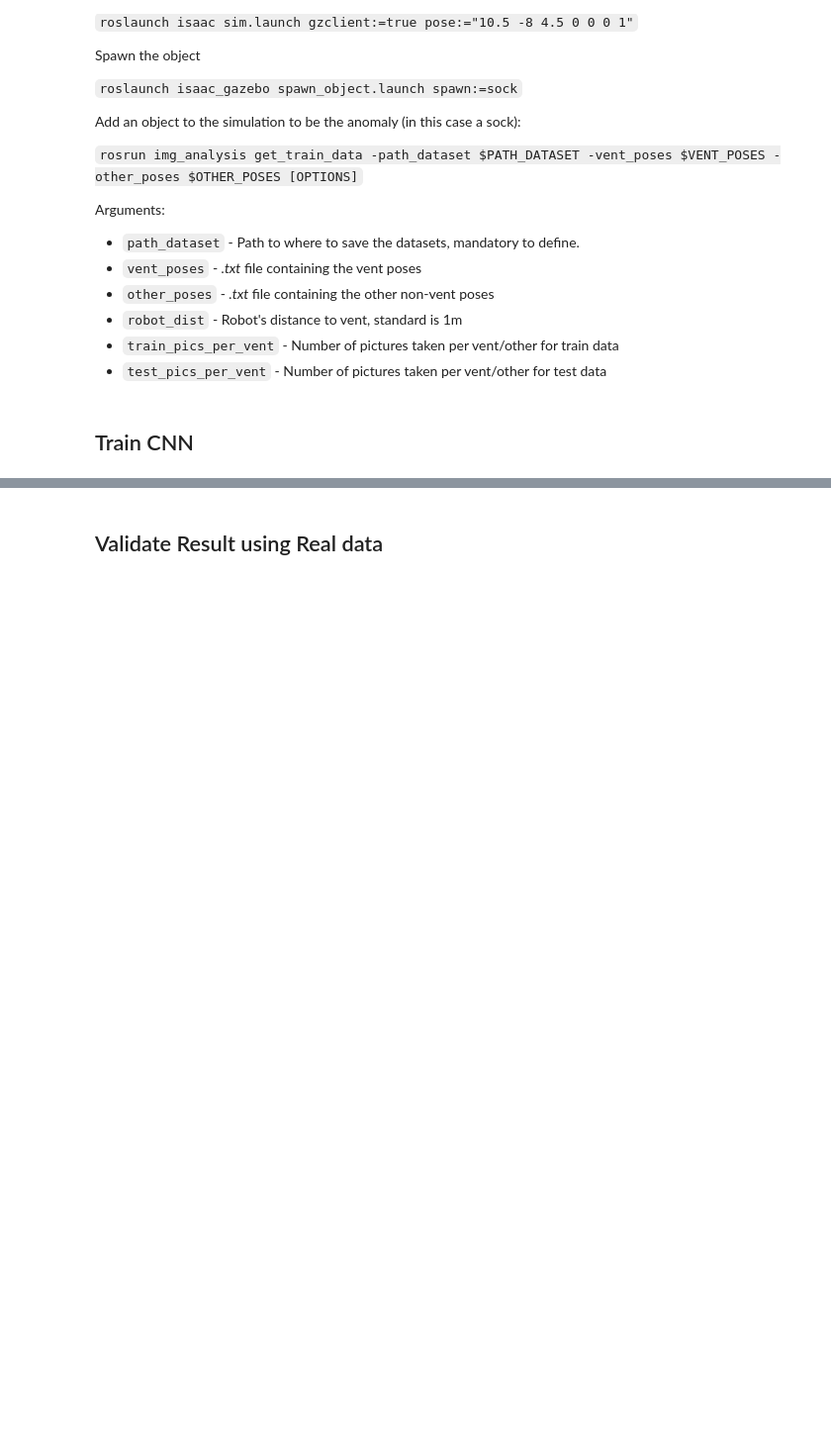
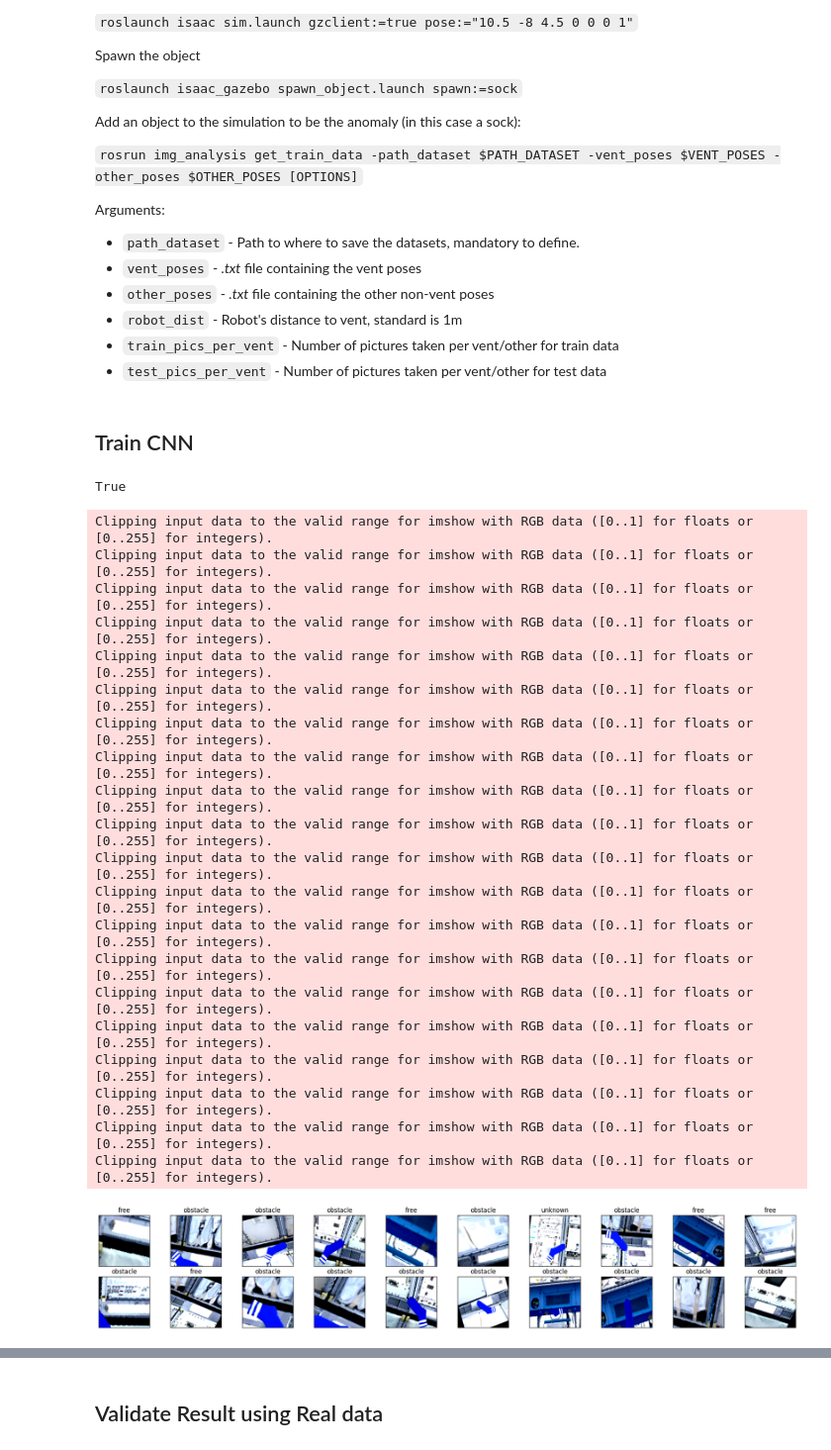
Before and after one commit to nasa/isaac, a Jupyter notebook: analyst/workspace/build_CNN_with_pytorch.ipynb, the cells around one changed output, grey strips where cells are left out. Shown at 99% size. Drawn from its saved outputs; the diff is of its cells as text; code cells hidden in the pictures; blank space fills up the shorter version.

```diff
--- a/analyst/workspace/build_CNN_with_pytorch.ipynb
+++ b/analyst/workspace/build_CNN_with_pytorch.ipynb
@@ -37,8 +37,8 @@ Train CNN
 # %%
 
 # Parameters
-data_dir = "data/vent"  # specify data path
-classes = ["free", "obstacle"]  # specify the image classes
+data_dir = "/src/data/vent/Second_run"  # specify data path
+classes = ["free", "obstacle", "unknown"]  # specify the image classes
 num_epochs = 30  # number of epochs to train
 model_name = "model_cnn.pt"  # saved model name
 trace_model_name = "traced_model_cnn.pt"  # saved traced model name
@@ -84,0 +45,15 @@ testloader = torch.utils.data.DataLoader(test_data, batch_size=64)
+# %%
+from pathlib import Path
+
+import matplotlib.pyplot as plt
+import numpy as np
+import torch
+import torch.nn.functional as F
+import torchvision.transforms as transforms
+from PIL import Image
+from torch import nn, optim
+from torchvision import datasets, models, transforms
+
+torch.cuda.is_available()
+# %% [output]
+True
@@ -85,23 +87,45 @@ testloader = torch.utils.data.DataLoader(test_data, batch_size=64)
 # %%
 
 # Visualize some of the data-----------------------
 # helper function to un-normalize and display an image
 def imshow(img):
     img = img / 2 + 0.5  # unnormalize
     plt.imshow(np.transpose(img, (1, 2, 0)))  # convert from Tensor image
 
 
 # obtain one batch of training images
 dataiter = iter(trainloader)
-images, labels = dataiter.next()
+images, labels = next(dataiter)
 images = images.numpy()  # convert images to numpy for display
 # plot the images in the batch, along with the corresponding labels
 fig = plt.figure(figsize=(25, 4))
 # display 20 images
 for idx in np.arange(20):
     ax = fig.add_subplot(2, 10, idx + 1, xticks=[], yticks=[])
     imshow(images[idx])
     ax.set_title(classes[labels[idx]])
+# %% [output]
+Clipping input data to the valid range for imshow with RGB data ([0..1] for floats or [0..255] for integers).
+Clipping input data to the valid range for imshow with RGB data ([0..1] for floats or [0..255] for integers).
+Clipping input data to the valid range for imshow with RGB data ([0..1] for floats or [0..255] for integers).
+Clipping input data to the valid range for imshow with RGB data ([0..1] for floats or [0..255] for integers).
+Clipping input data to the valid range for imshow with RGB data ([0..1] for floats or [0..255] for integers).
+Clipping input data to the valid range for imshow with RGB data ([0..1] for floats or [0..255] for integers).
+Clipping input data to the valid range for imshow with RGB data ([0..1] for floats or [0..255] for integers).
+Clipping input data to the valid range for imshow with RGB data ([0..1] for floats or [0..255] for integers).
+Clipping input data to the valid range for imshow with RGB data ([0..1] for floats or [0..255] for integers).
+Clipping input data to the valid range for imshow with RGB data ([0..1] for floats or [0..255] for integers).
+Clipping input data to the valid range for imshow with RGB data ([0..1] for floats or [0..255] for integers).
+Clipping input data to the valid range for imshow with RGB data ([0..1] for floats or [0..255] for integers).
+Clipping input data to the valid range for imshow with RGB data ([0..1] for floats or [0..255] for integers).
+Clipping input data to the valid range for imshow with RGB data ([0..1] for floats or [0..255] for integers).
+Clipping input data to the valid range for imshow with RGB data ([0..1] for floats or [0..255] for integers).
+Clipping input data to the valid range for imshow with RGB data ([0..1] for floats or [0..255] for integers).
+Clipping input data to the valid range for imshow with RGB data ([0..1] for floats or [0..255] for integers).
+Clipping input data to the valid range for imshow with RGB data ([0..1] for floats or [0..255] for integers).
+Clipping input data to the valid range for imshow with RGB data ([0..1] for floats or [0..255] for integers).
+Clipping input data to the valid range for imshow with RGB data ([0..1] for floats or [0..255] for integers).
+[figure, added]
 # %%
 
 # Use GPU if it's available
```
Also changed, not shown: parts of 5 cells of this notebook, 8 other files.
